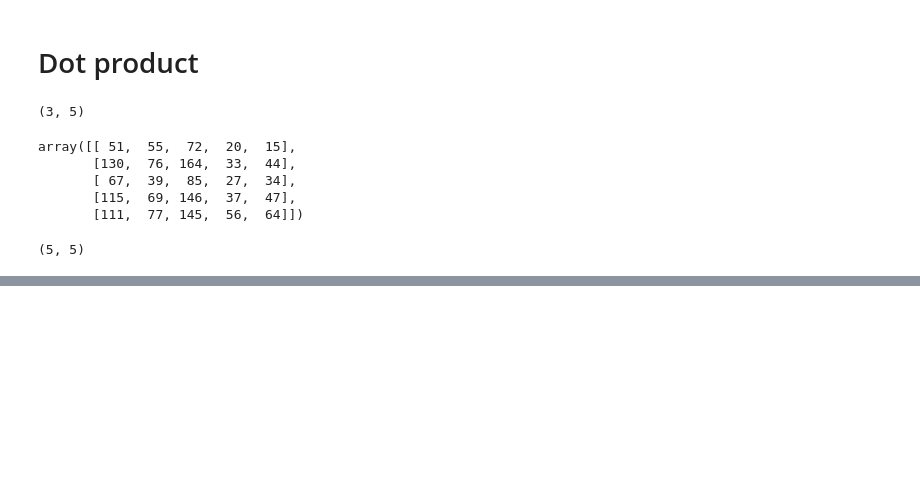
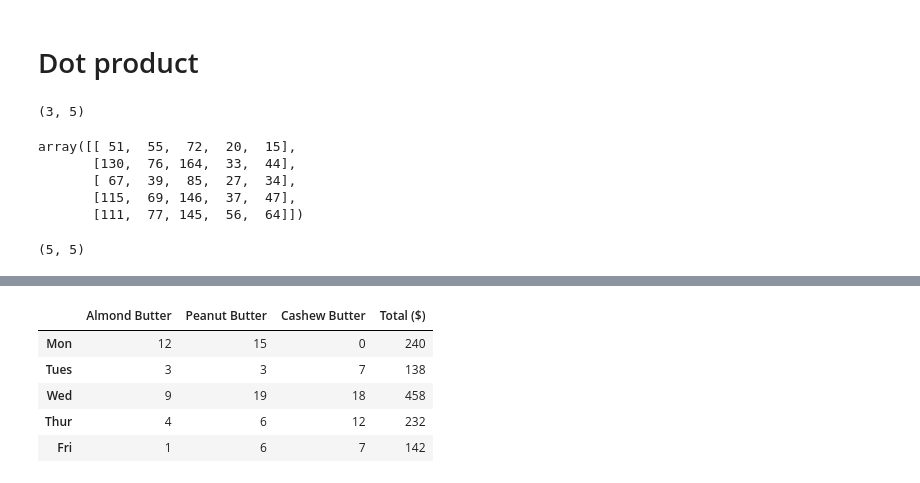
Before and after one commit to akshatz/dataScienceTutorial, a Jupyter notebook: introductionToNumpy.ipynb, the cells around one changed output, grey strips where cells are left out. Drawn from its saved outputs; the diff is of its cells as text; code cells hidden in the pictures; blank space fills up the shorter version.

Commit message:
dot product nut-butter example

```diff
--- a/introductionToNumpy.ipynb
+++ b/introductionToNumpy.ipynb
@@ -518,0 +545,5 @@ mat3.shape
+# %%
+# Create price Array
+prices = np.array([10, 8, 12])
+prices= prices.reshape(1, 3)
+prices
@@ -518,0 +552,5 @@ mat3.shape
+# %%
+butterPrices = pd.DataFrame(prices.reshape(1, 3),
+                            index=['Price'],
+                            columns=['Almond Butter', 'Peanut Butter', 'Cashew Butter'])
+butterPrices
@@ -518,0 +574,2 @@ mat3.shape
+# %%
+dailySales = butterPrices.dot(weeklySales.T)
@@ -518,0 +590,11 @@ mat3.shape
+# %%
+weeklySales["Total ($)"] = dailySales.T
+# %%
+weeklySales
+# %% [output]
+|  | Almond Butter | Peanut Butter | Cashew Butter | Total ($) |
+| Mon | 12 | 15 | 0 | 240 |
+| Tues | 3 | 3 | 7 | 138 |
+| Wed | 9 | 19 | 18 | 458 |
+| Thur | 4 | 6 | 12 | 232 |
+| Fri | 1 | 6 | 7 | 142 |
```
Also changed, not shown: parts of 10 cells of this notebook.
